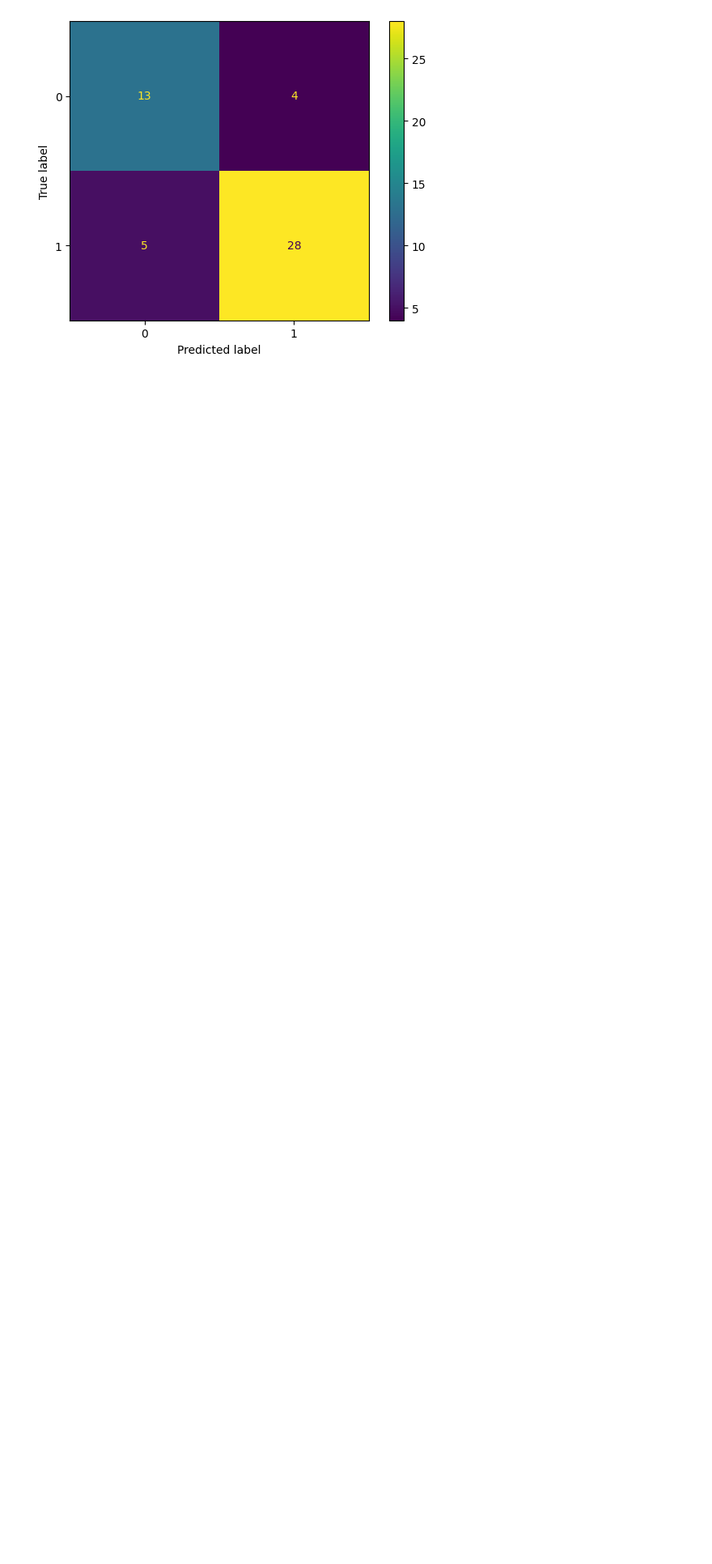
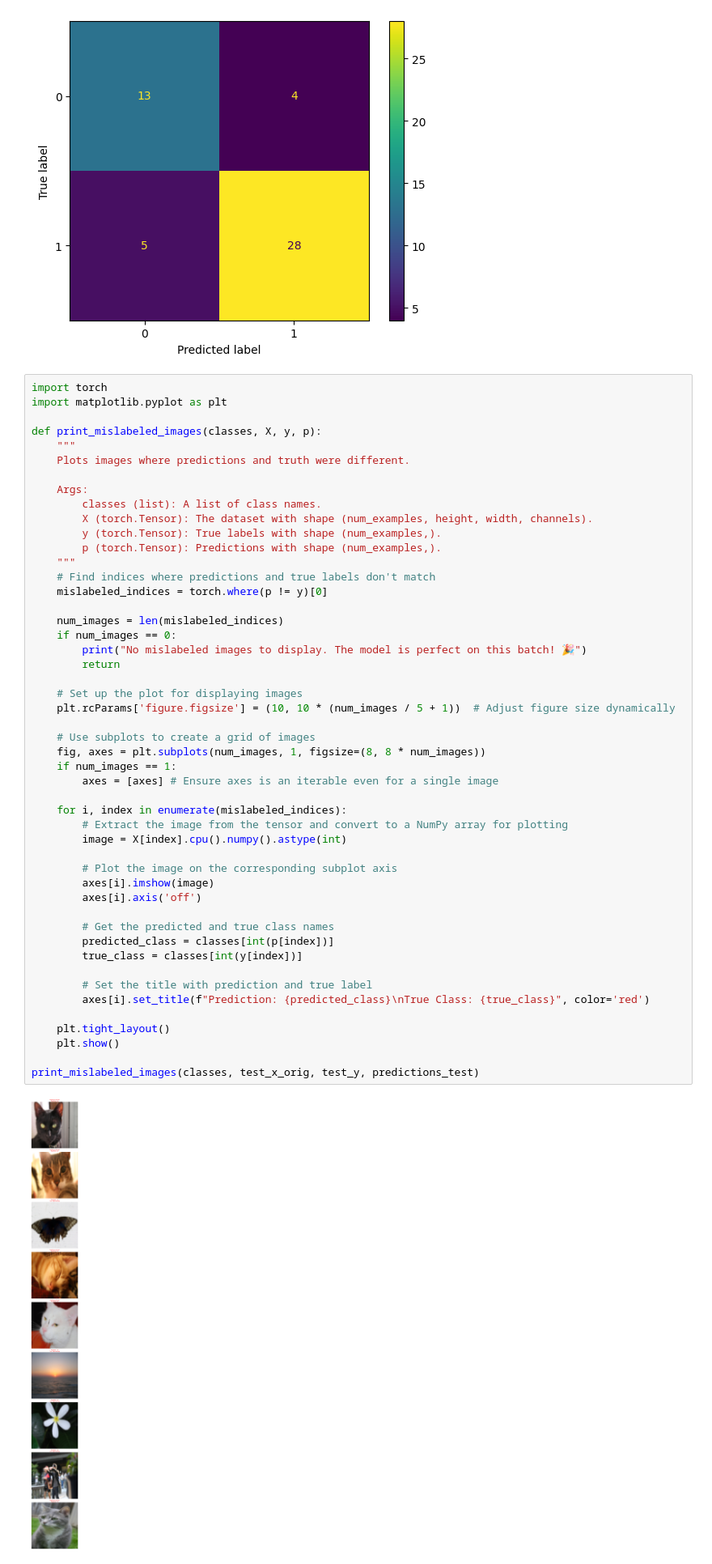
Before and after one commit to Vibhu-Agarwal/coursera-deep-learning-specialization, a Jupyter notebook: C1 - Neural Networks and Deep Learning/Week 4/Assignment 2 Image Classification/Classification.ipynb, the cells around one changed output. Shown at 81% size. Saved outputs shown, nothing was run; the diff lists cells and outputs as text; blank space fills up the shorter version.

Commit message:
[C1-W4-A2] Print mislabeled pictures

```diff
--- a/C1 - Neural Networks and Deep Learning/Week 4/Assignment 2 Image Classification/Classification.ipynb
+++ b/C1 - Neural Networks and Deep Learning/Week 4/Assignment 2 Image Classification/Classification.ipynb
@@ -384,3 +384,54 @@ test accuracy: 0.8199999928474426
 [[13  4]
  [ 5 28]]
 [figure]
+# %%
+import torch
+import matplotlib.pyplot as plt
+
+def print_mislabeled_images(classes, X, y, p):
+    """
+    Plots images where predictions and truth were different.
+
+    Args:
+        classes (list): A list of class names.
+        X (torch.Tensor): The dataset with shape (num_examples, height, width, channels).
+        y (torch.Tensor): True labels with shape (num_examples,).
+        p (torch.Tensor): Predictions with shape (num_examples,).
+    """
+    # Find indices where predictions and true labels don't match
+    mislabeled_indices = torch.where(p != y)[0]
+
+    num_images = len(mislabeled_indices)
+    if num_images == 0:
+        print("No mislabeled images to display. The model is perfect on this batch! 🎉")
+        return
+
+    # Set up the plot for displaying images
+    plt.rcParams['figure.figsize'] = (10, 10 * (num_images / 5 + 1))  # Adjust figure size dynamically
+
+    # Use subplots to create a grid of images
+    fig, axes = plt.subplots(num_images, 1, figsize=(8, 8 * num_images))
+    if num_images == 1:
+        axes = [axes] # Ensure axes is an iterable even for a single image
+
+    for i, index in enumerate(mislabeled_indices):
+        # Extract the image from the tensor and convert to a NumPy array for plotting
+        image = X[index].cpu().numpy().astype(int)
+
+        # Plot the image on the corresponding subplot axis
+        axes[i].imshow(image)
+        axes[i].axis('off')
+
+        # Get the predicted and true class names
+        predicted_class = classes[int(p[index])]
+        true_class = classes[int(y[index])]
+
+        # Set the title with prediction and true label
+        axes[i].set_title(f"Prediction: {predicted_class}\nTrue Class: {true_class}", color='red')
+
+    plt.tight_layout()
+    plt.show()
+
+print_mislabeled_images(classes, test_x_orig, test_y, predictions_test)
+# %% [output]
+[figure, added]
```
Also changed, not shown: 1 other file.
